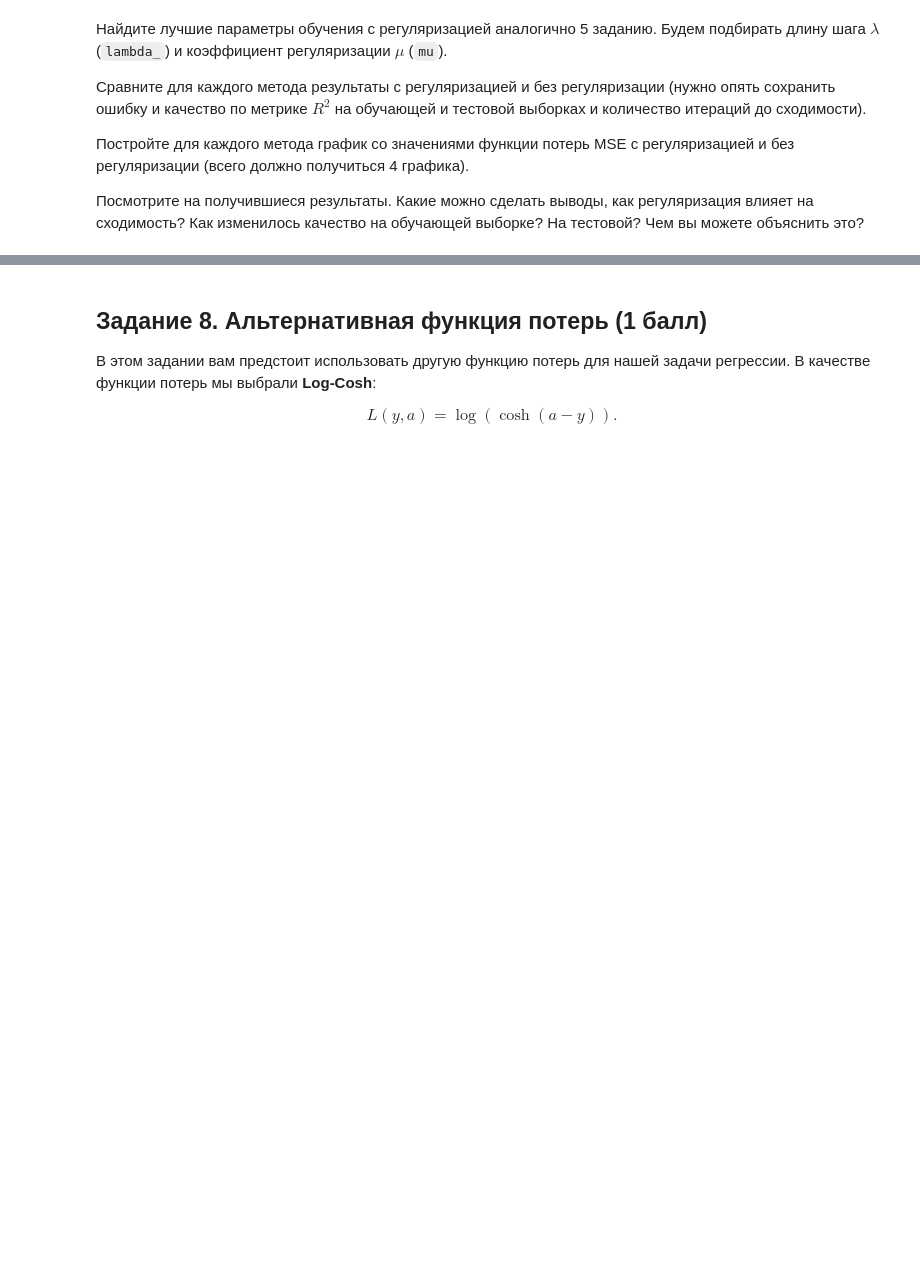
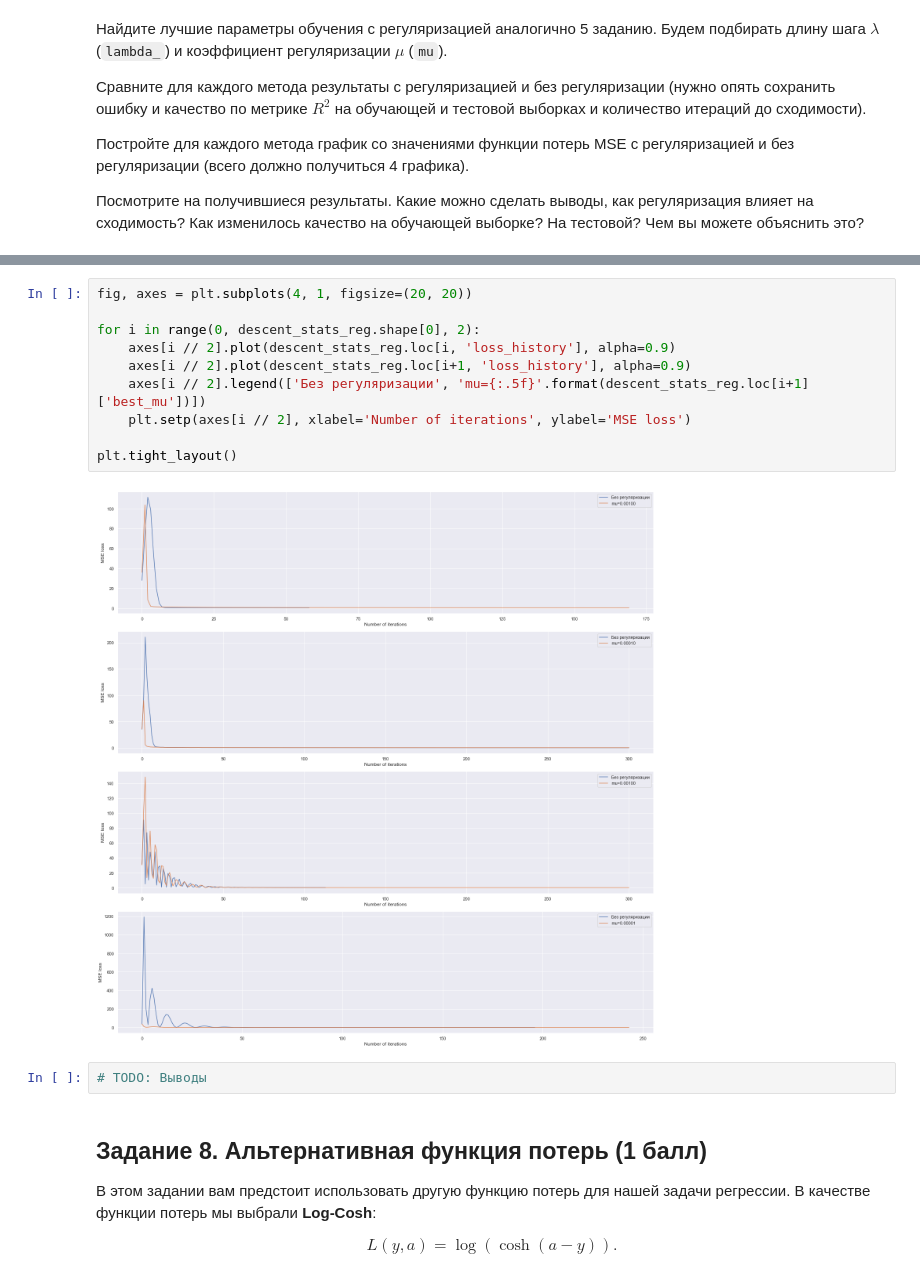
Before and after one commit to kkorolev1/machine-learning-1, a Jupyter notebook: hw/practice-03/homework-practice-03-gd.ipynb, the cells around one changed output, grey strips where cells are left out. Drawn from its saved outputs; the diff is of its cells as text; blank space fills up the shorter version.

```diff
--- a/hw/practice-03/homework-practice-03-gd.ipynb
+++ b/hw/practice-03/homework-practice-03-gd.ipynb
@@ -805,3 +808,17 @@ descent_stats_reg
+# %%
+fig, axes = plt.subplots(4, 1, figsize=(20, 20))
+
+for i in range(0, descent_stats_reg.shape[0], 2):
+    axes[i // 2].plot(descent_stats_reg.loc[i, 'loss_history'], alpha=0.9)
+    axes[i // 2].plot(descent_stats_reg.loc[i+1, 'loss_history'], alpha=0.9)
+    axes[i // 2].legend(['Без регуляризации', 'mu={:.5f}'.format(descent_stats_reg.loc[i+1]['best_mu'])])
+    plt.setp(axes[i // 2], xlabel='Number of iterations', ylabel='MSE loss')
+
+plt.tight_layout()
+# %% [output]
+[figure, added]
+# %%
+# TODO: Выводы
 # %% [markdown]
 ## Задание 8. Альтернативная функция потерь (1 балл)
 
```
Also changed, not shown: parts of 32 cells of this notebook, 2 other files.
